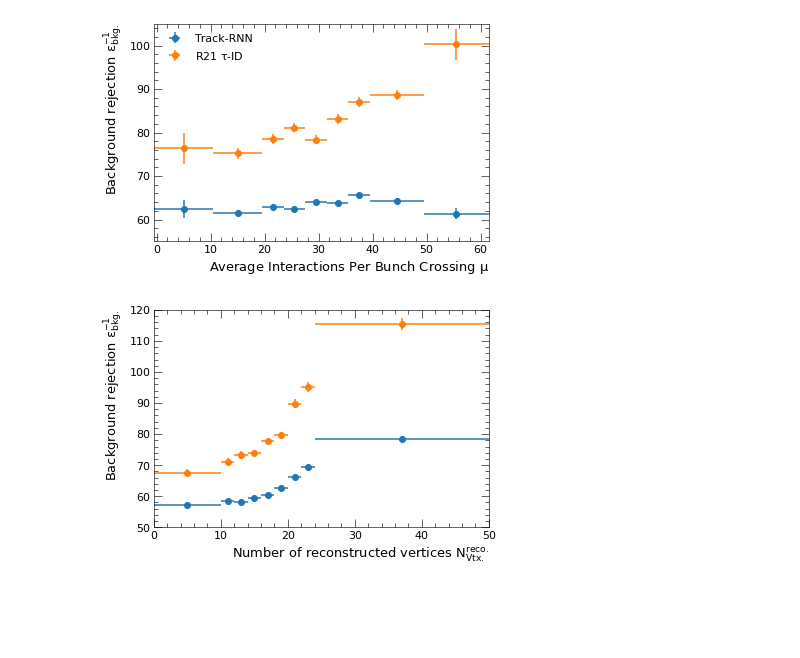
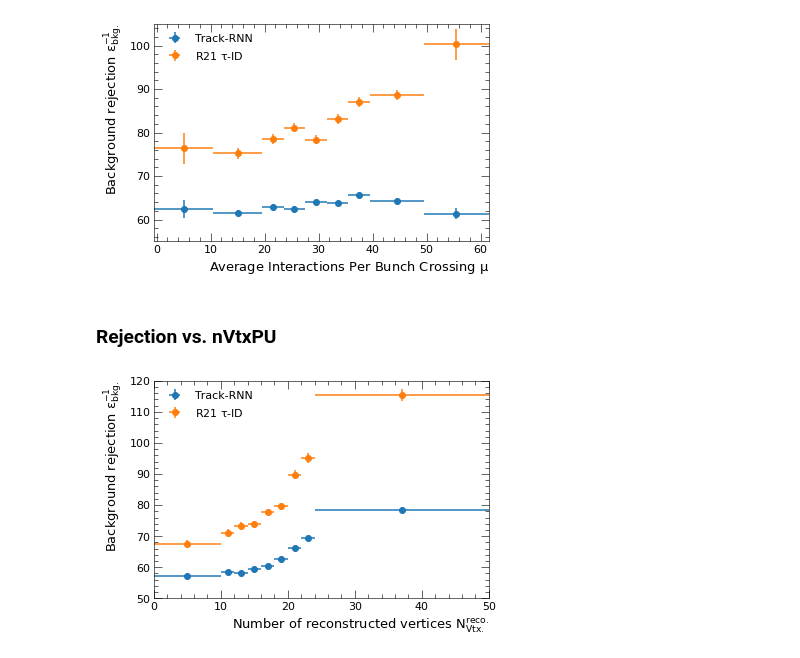
Before and after one commit to chrisieh/rnn-tauid, a Jupyter notebook: notebooks/track_model_eval_1p.ipynb, the cells around one changed output. Saved outputs shown, nothing was run; the diff lists cells and outputs as text; code cells hidden in the pictures; blank space fills up the shorter version.

```diff
--- a/notebooks/track_model_eval_1p.ipynb
+++ b/notebooks/track_model_eval_1p.ipynb
@@ -393,6 +472,8 @@ plt.legend()
 plt.savefig(path.join(plot_prefix, "track_rejection_mu_1p.pdf"))
 # %% [output]
 [figure]
+# %% [markdown]
+### Rejection vs. nVtxPU
 # %%
 r21_bkg_nVtx = r21["nVtxPU"][~r21["is_sig"]]
 bkg_nVtx = bkg_jet["TauJets.nVtxPU"][test_start:]
@@ -412,12 +493,14 @@ d_rej_nVtx = bkg_eff_nVtx.std / bkg_eff_nVtx.mean ** 2
 # %%
 plt.errorbar(bin_midpoint, rej_nVtx, xerr=bin_half_width, yerr=d_rej_nVtx, fmt="o", label="Track-RNN")
 plt.errorbar(bin_midpoint, r21_rej_nVtx, xerr=bin_half_width, yerr=d_r21_rej_nVtx, fmt="o", label="R21 $\\tau$-ID")
 plt.ylim((50, 120))
 plt.xlabel("Number of reconstructed vertices $N_\\mathrm{Vtx.}^\\mathrm{reco.}$", ha="right", x=1.0)
 plt.ylabel("Background rejection $\\varepsilon_\\mathrm{bkg.}^{-1}$", ha="right", y=1.0)
+plt.legend()
+
 plt.savefig(path.join(plot_prefix, "track_rejection_nVtx_1p.pdf"))
 # %% [output]
-[figure, old version]
+[figure, new version]
 # %%
 sigf_jet.close()
 bkgf_jet.close()
```
Also changed, not shown: parts of 19 cells of this notebook, 2 other files.
